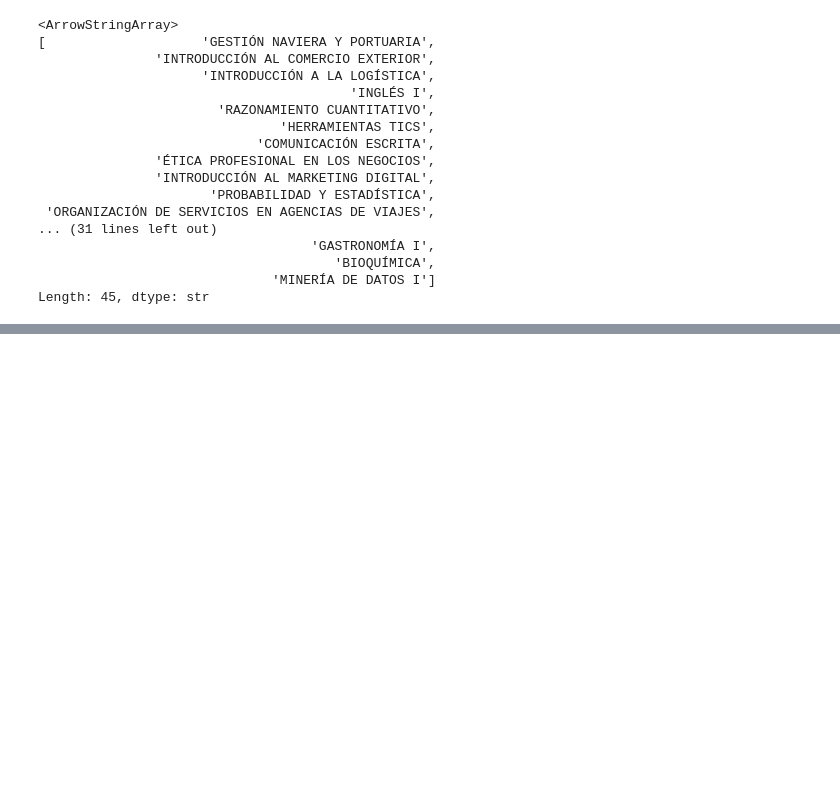
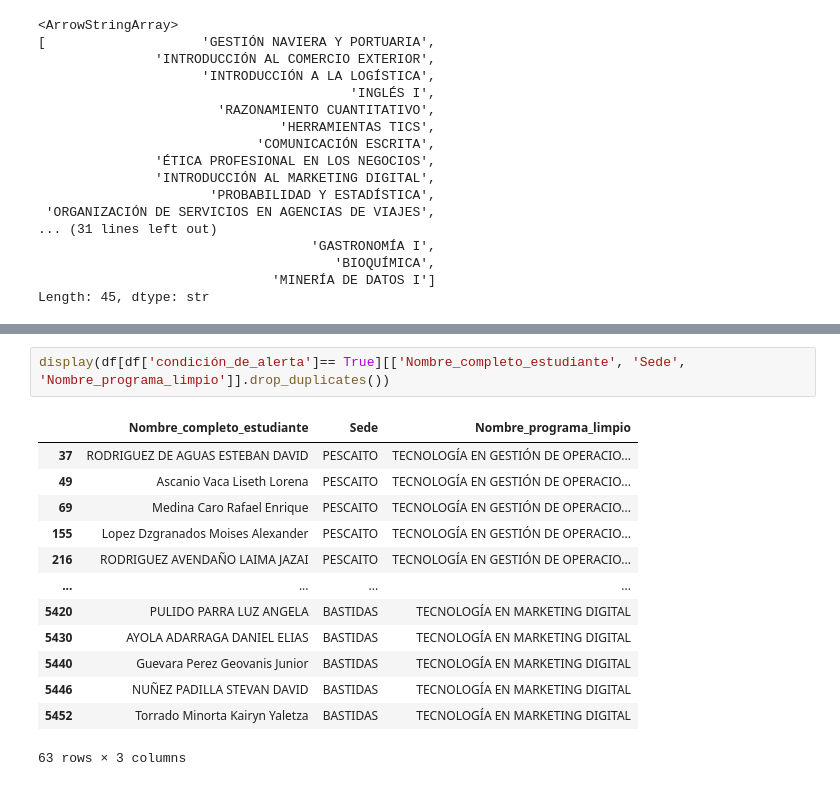
Before and after one commit to Mauricio8474/q10_project, a Jupyter notebook: notebooks/bajo_rendimiento.ipynb, the cells around one changed output, grey strips where cells are left out. Saved outputs shown, nothing was run; the diff lists cells and outputs as text; blank space fills up the shorter version.

```diff
--- a/notebooks/bajo_rendimiento.ipynb
+++ b/notebooks/bajo_rendimiento.ipynb
@@ -217,0 +258,16 @@ Length: 45, dtype: str
+# %%
+display(df[df['condición_de_alerta']== True][['Nombre_completo_estudiante', 'Sede', 'Nombre_programa_limpio']].drop_duplicates())
+# %% [output]
+|  | Nombre_completo_estudiante | Sede | Nombre_programa_limpio |
+| 37 | RODRIGUEZ DE AGUAS ESTEBAN DAVID | PESCAITO | TECNOLOGÍA EN GESTIÓN DE OPERACIO... |
+| 49 | Ascanio Vaca Liseth Lorena | PESCAITO | TECNOLOGÍA EN GESTIÓN DE OPERACIO... |
+| 69 | Medina Caro Rafael Enrique | PESCAITO | TECNOLOGÍA EN GESTIÓN DE OPERACIO... |
+| 155 | Lopez Dzgranados Moises Alexander | PESCAITO | TECNOLOGÍA EN GESTIÓN DE OPERACIO... |
+| 216 | RODRIGUEZ AVENDAÑO LAIMA JAZAI | PESCAITO | TECNOLOGÍA EN GESTIÓN DE OPERACIO... |
+| ... | ... | ... | ... |
+| 5420 | PULIDO PARRA LUZ ANGELA | BASTIDAS | TECNOLOGÍA EN MARKETING DIGITAL |
+| 5430 | AYOLA ADARRAGA DANIEL ELIAS | BASTIDAS | TECNOLOGÍA EN MARKETING DIGITAL |
+| 5440 | Guevara Perez Geovanis Junior | BASTIDAS | TECNOLOGÍA EN MARKETING DIGITAL |
+| 5446 | NUÑEZ PADILLA STEVAN DAVID | BASTIDAS | TECNOLOGÍA EN MARKETING DIGITAL |
+| 5452 | Torrado Minorta Kairyn Yaletza | BASTIDAS | TECNOLOGÍA EN MARKETING DIGITAL |
+63 rows × 3 columns
```
Also changed, not shown: parts of 6 cells of this notebook.
